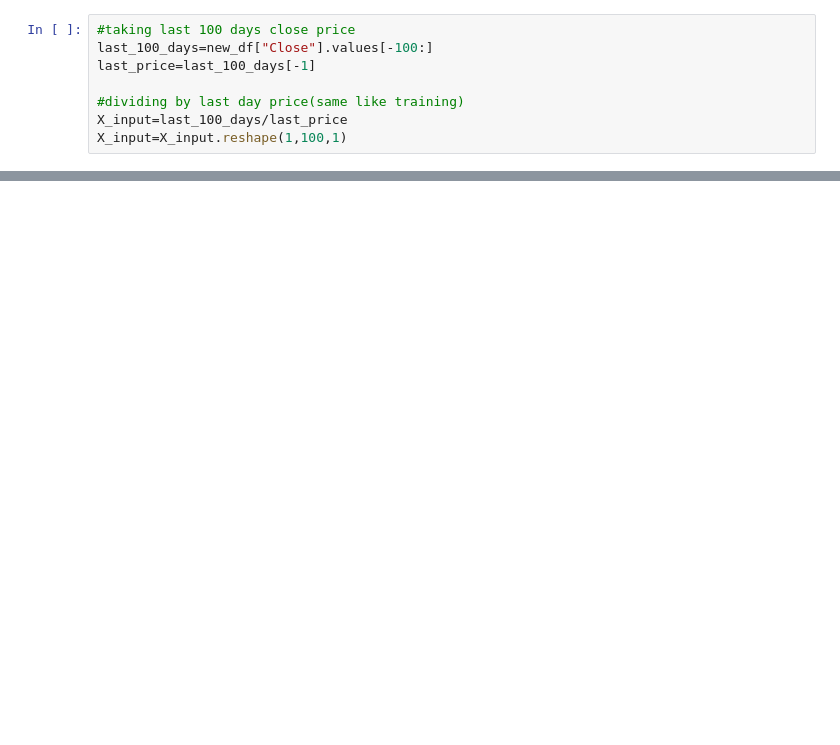
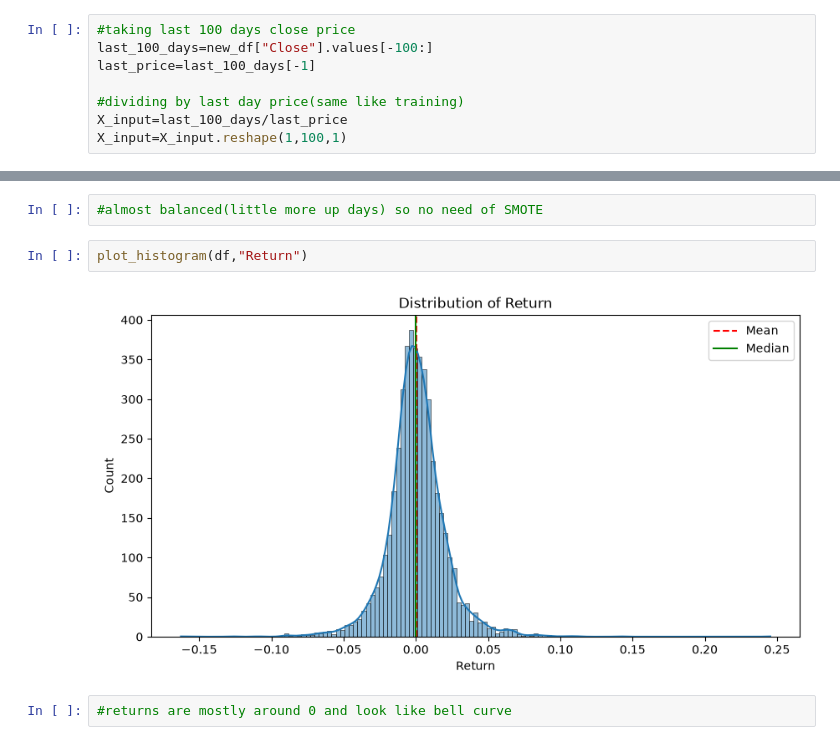
Before and after one commit to Eshwaranand26/SmartStock, a Jupyter notebook: SmartStock.ipynb, the cells around one changed output, grey strips where cells are left out. Cells and saved outputs as stored; diff of their text form; blank space fills up the shorter version.

```diff
--- a/SmartStock.ipynb
+++ b/SmartStock.ipynb
@@ -565,0 +712,8 @@ To do:
+# %%
+#almost balanced(little more up days) so no need of SMOTE
+# %%
+plot_histogram(df,"Return")
+# %% [output]
+[figure, added]
+# %%
+#returns are mostly around 0 and look like bell curve
```
Also changed, not shown: parts of 152 cells of this notebook, 6 other files.
